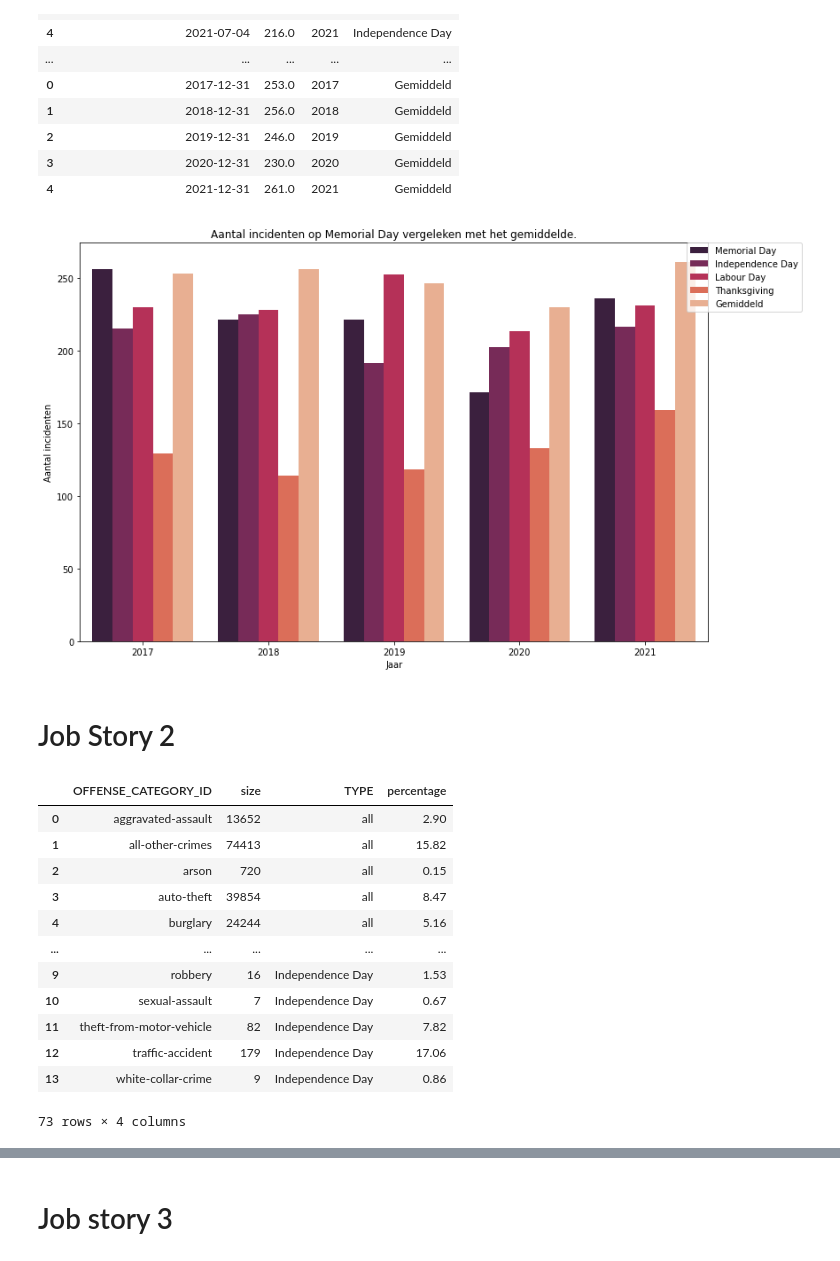
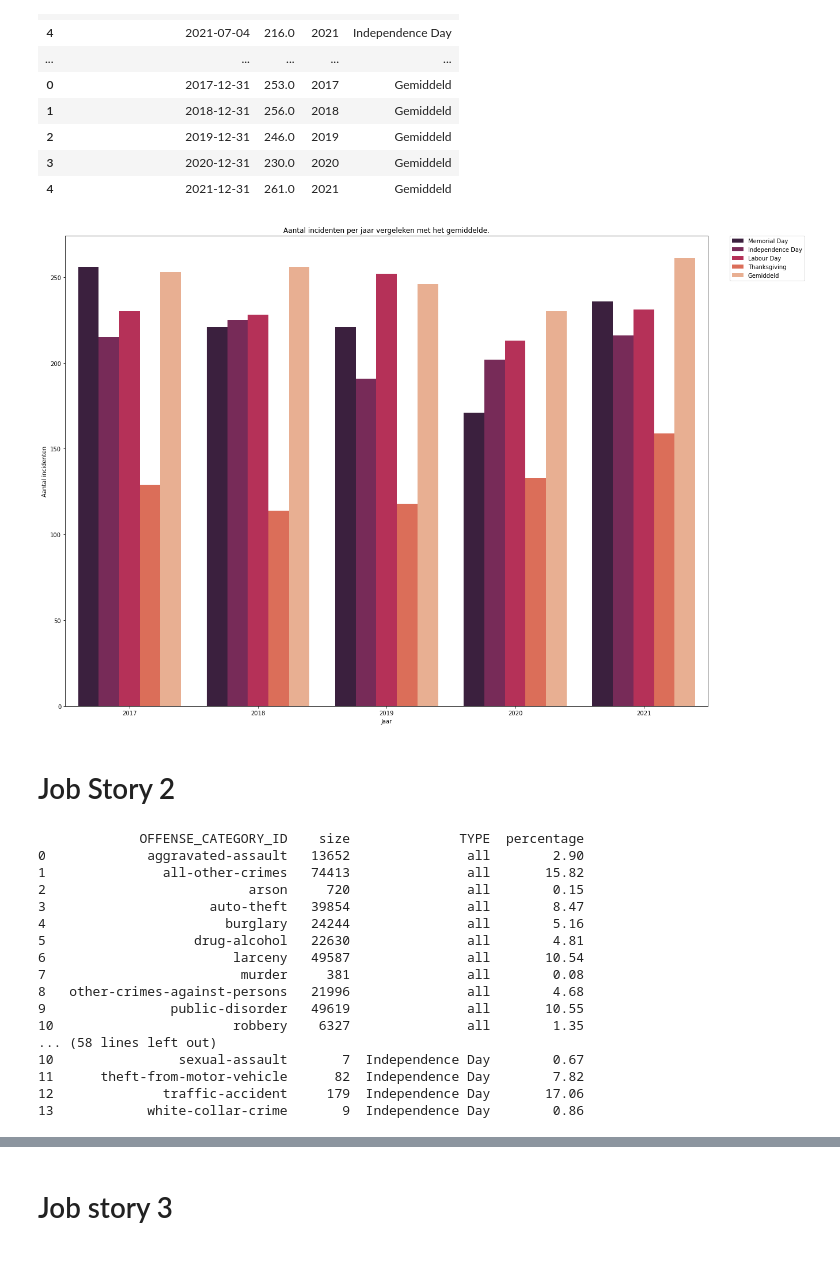
Before and after one commit to KolmschateS/poc-crime, a Jupyter notebook: crimestat.ipynb, the cells around one changed output, grey strips where cells are left out. Cells and saved outputs as stored; diff of their text form; code cells hidden in the pictures.

```diff
--- a/crimestat.ipynb
+++ b/crimestat.ipynb
@@ -377,19 +379,19 @@ j1_total_mean
 | 3 | 2020-12-31 | 230.0 | 2020 | Gemiddeld |
 | 4 | 2021-12-31 | 261.0 | 2021 | Gemiddeld |
 # %%
-a4_dims = (12.7, 8.27)
+a4_dims = (20, 15)
 fig, ax = plt.subplots(figsize=a4_dims)
 
 ax = sns.barplot(
     ax=ax, data=j1_total_mean, x="YEAR", y="size", hue="TYPE", palette="rocket"
 )
 ax.set(xlabel="Jaar", ylabel="Aantal incidenten")
-ax.set(title="Aantal incidenten op Memorial Day vergeleken met het gemiddelde.")
+ax.set(title="Aantal incidenten per jaar vergeleken met het gemiddelde.")
 
 plt.legend(bbox_to_anchor=(1.15, 1), loc="upper right", borderaxespad=0)
 plt.show()
 # %% [output]
-[figure, old version]
+[figure, new version]
 # %% [markdown]
 # Job Story 2
 # %%
@@ -448,18 +450,27 @@ j2_final = pd.concat(
         j2_indday_cat_count,
     ]
 )
-j2_final
+# j2_final
+
+# j2_final.head(75)
+
+with pd.option_context('display.max_rows', None, 'display.max_columns', None):  # more options can be specified also
+    print(j2_final)
 # %% [output]
-|  | OFFENSE_CATEGORY_ID | size | TYPE | percentage |
-| 0 | aggravated-assault | 13652 | all | 2.90 |
-| 1 | all-other-crimes | 74413 | all | 15.82 |
-| 2 | arson | 720 | all | 0.15 |
-| 3 | auto-theft | 39854 | all | 8.47 |
-| 4 | burglary | 24244 | all | 5.16 |
-| ... | ... | ... | ... | ... |
-| 9 | robbery | 16 | Independence Day | 1.53 |
-| 10 | sexual-assault | 7 | Independence Day | 0.67 |
-| 11 | theft-from-motor-vehicle | 82 | Independence Day | 7.82 |
-| 12 | traffic-accident | 179 | Independence Day | 17.06 |
-| 13 | white-collar-crime | 9 | Independence Day | 0.86 |
-73 rows × 4 columns
+             OFFENSE_CATEGORY_ID    size              TYPE  percentage
+0             aggravated-assault   13652               all        2.90
+1               all-other-crimes   74413               all       15.82
+2                          arson     720               all        0.15
+3                     auto-theft   39854               all        8.47
+4                       burglary   24244               all        5.16
+5                   drug-alcohol   22630               all        4.81
+6                        larceny   49587               all       10.54
+7                         murder     381               all        0.08
+8   other-crimes-against-persons   21996               all        4.68
+9                public-disorder   49619               all       10.55
+10                       robbery    6327               all        1.35
+... (58 lines left out)
+10                sexual-assault       7  Independence Day        0.67
+11      theft-from-motor-vehicle      82  Independence Day        7.82
+12              traffic-accident     179  Independence Day       17.06
+13            white-collar-crime       9  Independence Day        0.86
```
Also changed, not shown: parts of 5 cells of this notebook, 2 other files.
